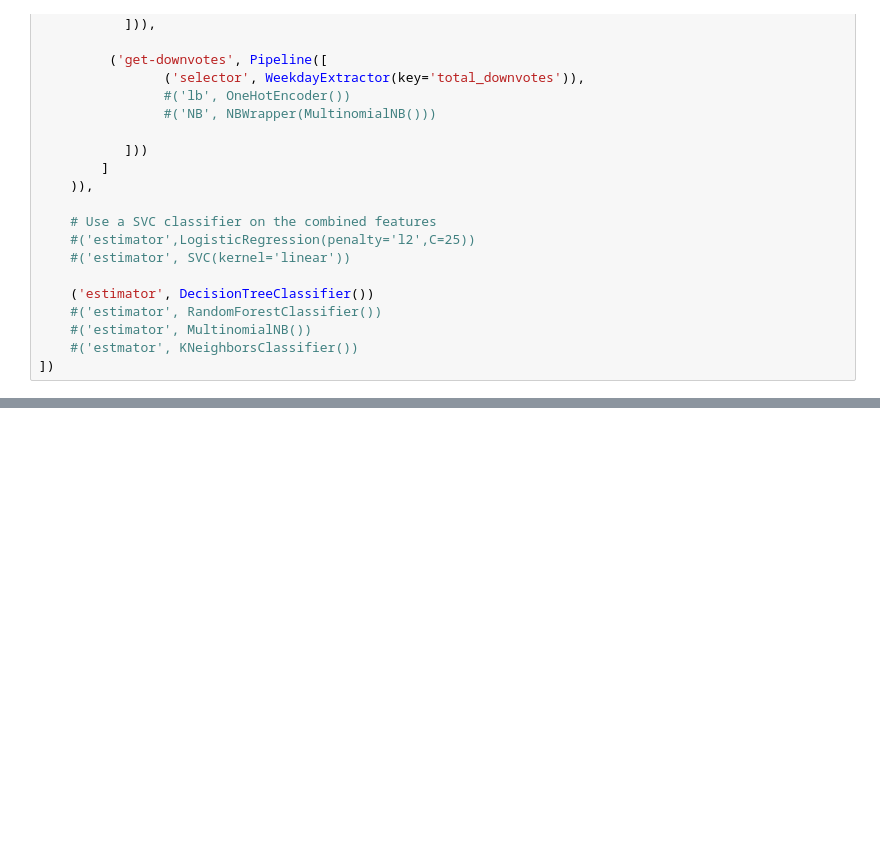
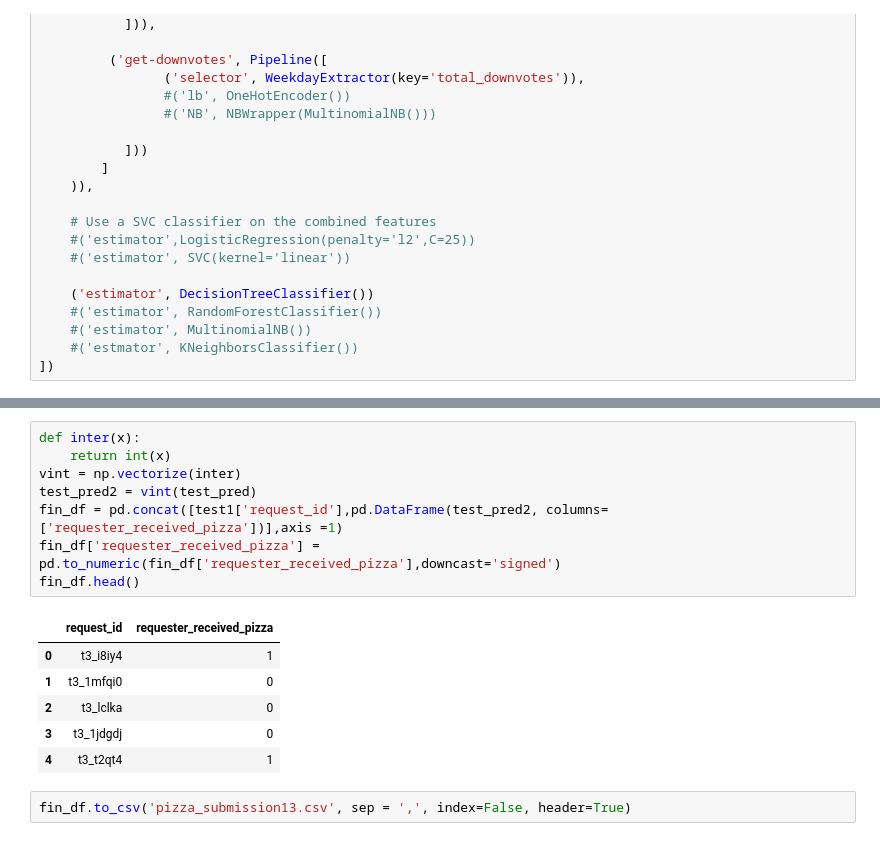
Before and after one commit to mathaholic/w207_final_proj, a Jupyter notebook: Model with Numeric Features.ipynb, the cells around one changed output, grey strips where cells are left out. Cells and saved outputs as stored; diff of their text form; blank space fills up the shorter version.

```diff
--- a/Model with Numeric Features.ipynb
+++ b/Model with Numeric Features.ipynb
@@ -338,0 +372,17 @@ array([[606, 176],
+# %%
+def inter(x):
+    return int(x)
+vint = np.vectorize(inter)
+test_pred2 = vint(test_pred)
+fin_df = pd.concat([test1['request_id'],pd.DataFrame(test_pred2, columns=['requester_received_pizza'])],axis =1)
+fin_df['requester_received_pizza'] = pd.to_numeric(fin_df['requester_received_pizza'],downcast='signed')
+fin_df.head()
+# %% [output]
+|  | request_id | requester_received_pizza |
+| 0 | t3_i8iy4 | 1 |
+| 1 | t3_1mfqi0 | 0 |
+| 2 | t3_lclka | 0 |
+| 3 | t3_1jdgdj | 0 |
+| 4 | t3_t2qt4 | 1 |
+# %%
+fin_df.to_csv('pizza_submission13.csv', sep = ',', index=False, header=True)
```
Also changed, not shown: parts of 19 cells of this notebook.
